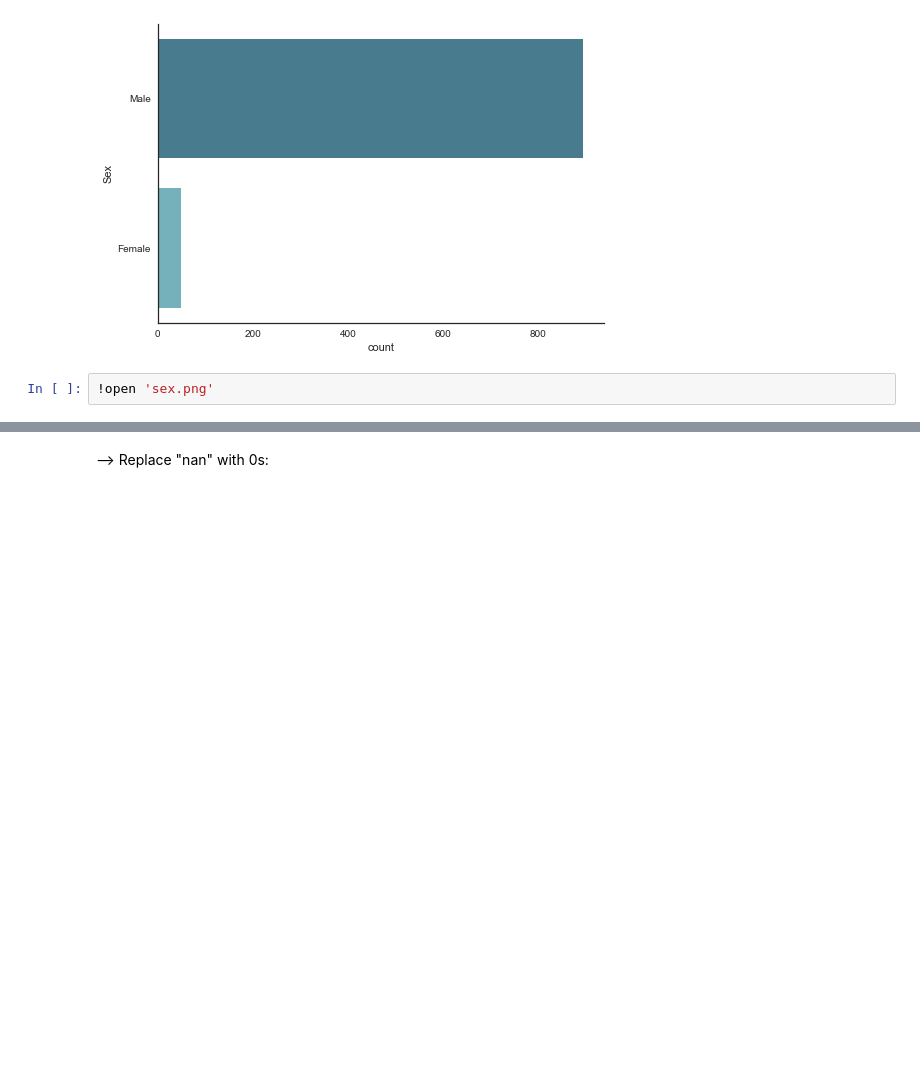
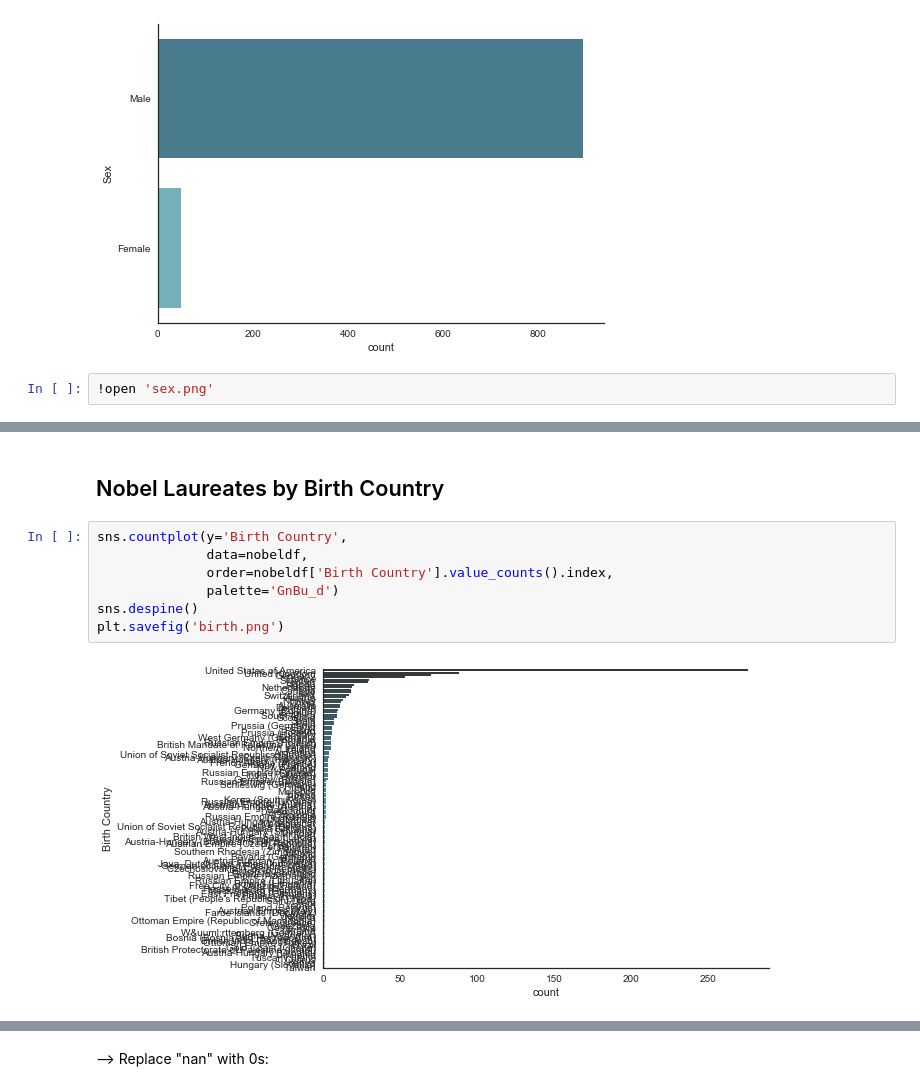
Before and after one commit to mudspringhiker/nobel_prize, a Jupyter notebook: exploratory_analysis.ipynb, the cells around one changed output, grey strips where cells are left out. Cells and saved outputs as stored; diff of their text form; blank space fills up the shorter version.

```diff
--- a/exploratory_analysis.ipynb
+++ b/exploratory_analysis.ipynb
@@ -140,0 +126,11 @@ plt.savefig('countries.png')
+# %% [markdown]
+## Nobel Laureates by Birth Country
+# %%
+sns.countplot(y='Birth Country',
+              data=nobeldf,
+              order=nobeldf['Birth Country'].value_counts().index,
+              palette='GnBu_d')
+sns.despine()
+plt.savefig('birth.png')
+# %% [output]
+[figure, added]
```
Also changed, not shown: parts of 73 cells of this notebook, 6 other files.
